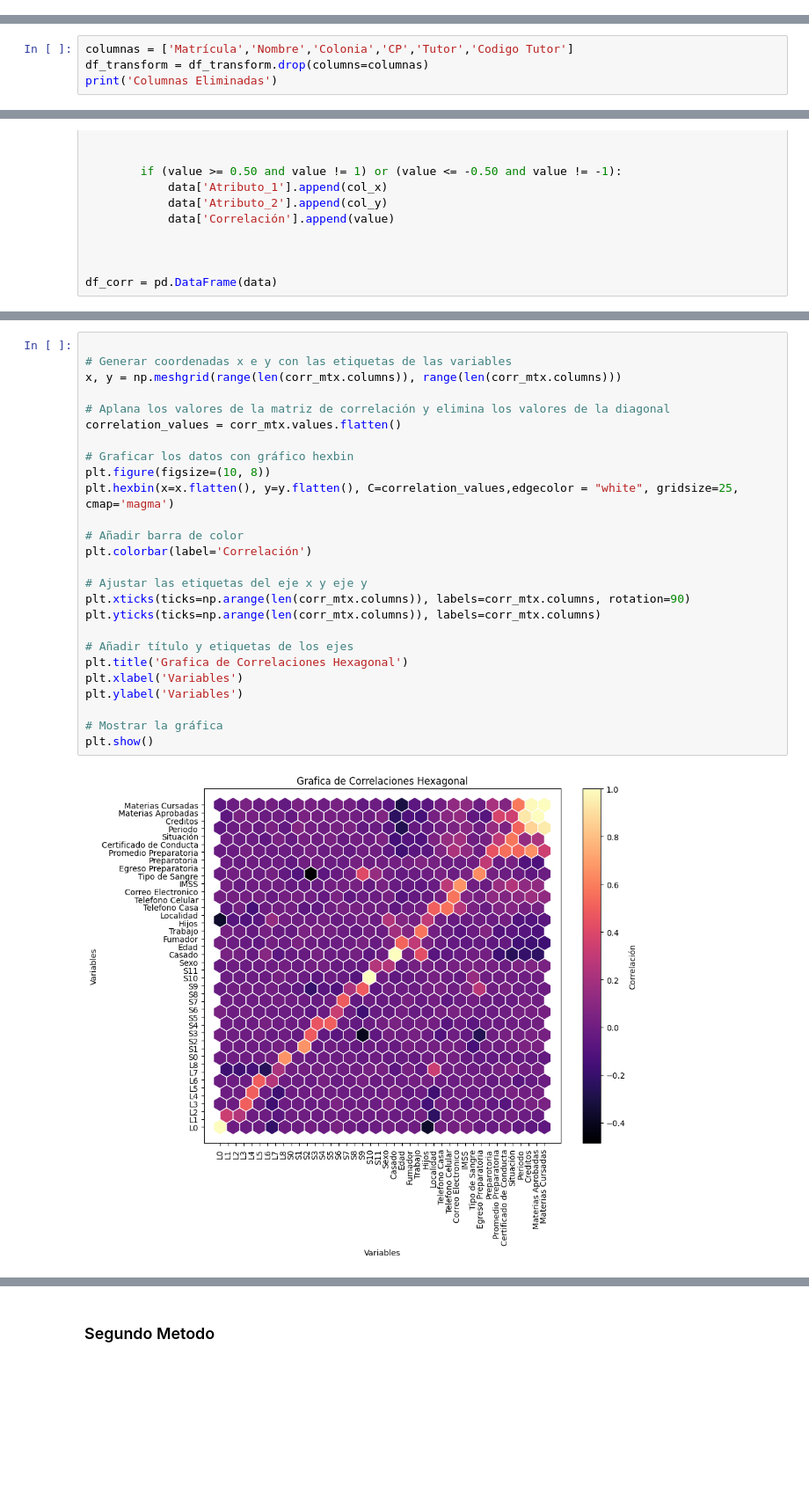
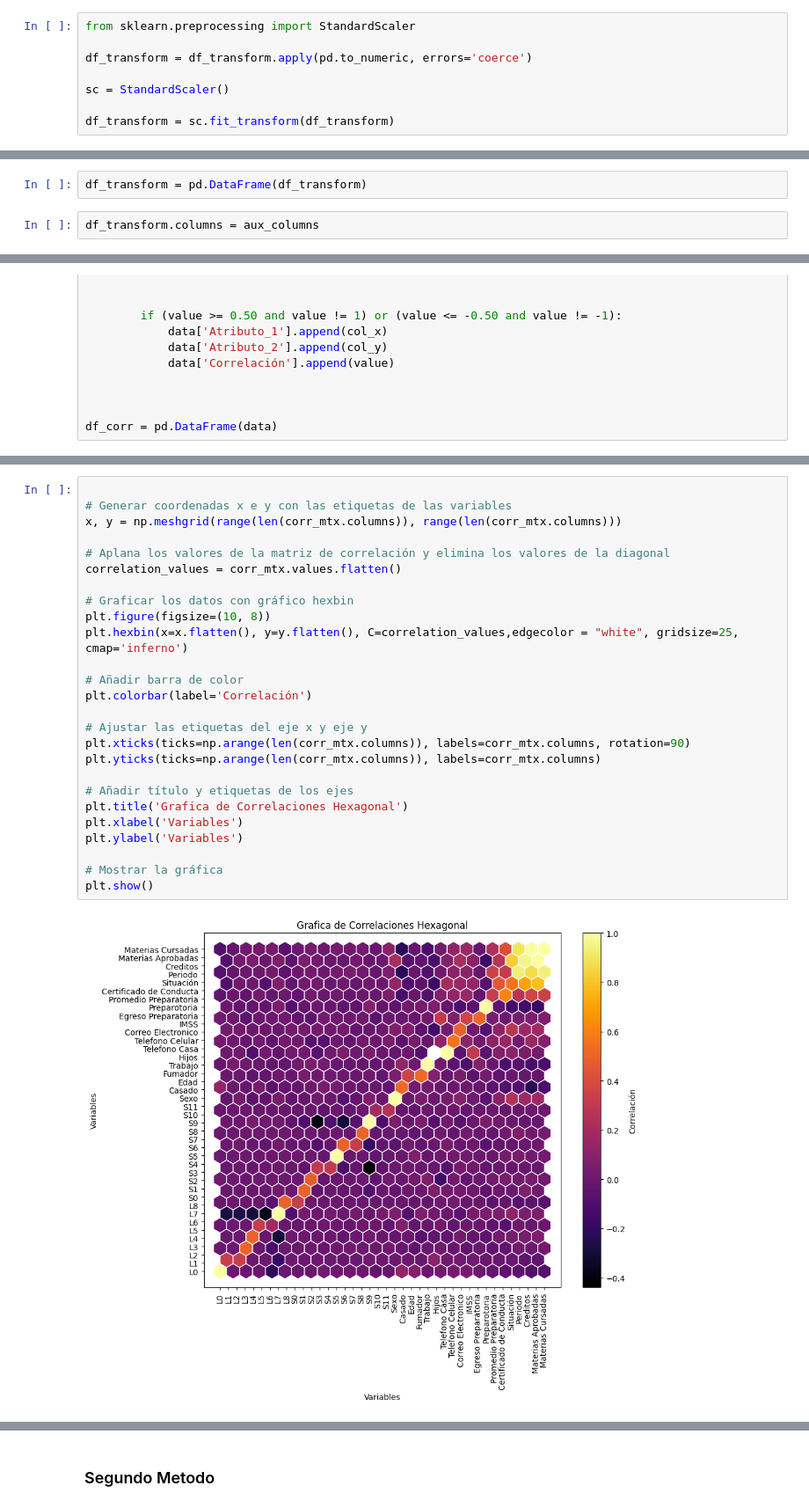
Before and after one commit to Gael2802OMG/Proyecto_Mena, a Jupyter notebook: Pre-processing.ipynb, the cells around one changed output, grey strips where cells are left out. Shown at 88% size. Saved outputs shown, nothing was run; the diff lists cells and outputs as text; blank space fills up the shorter version.

```diff
--- a/Pre-processing.ipynb
+++ b/Pre-processing.ipynb
@@ -445,2 +515,10 @@ df_transform.head()
+# %%
+from sklearn.preprocessing import StandardScaler
+
+df_transform = df_transform.apply(pd.to_numeric, errors='coerce')
+
+sc = StandardScaler()
+
+df_transform = sc.fit_transform(df_transform)
 # %% [markdown]
 #### DF Tansformada
@@ -458,4 +524,0 @@ df_transform.head()
-# %%
-columnas = ['Matrícula','Nombre','Colonia','CP','Tutor','Codigo Tutor']
-df_transform = df_transform.drop(columns=columnas)
-print('Columnas Eliminadas')
@@ -464,3 +525,7 @@ Columnas Eliminadas
+# %%
+df_transform = pd.DataFrame(df_transform)
+# %%
+df_transform.columns = aux_columns
 # %% [markdown]
 ### Resultado Después del pre-procesamiento de datos
 # %%
@@ -529,28 +602,28 @@ df_corr
 # %%
 
 # Generar coordenadas x e y con las etiquetas de las variables
 x, y = np.meshgrid(range(len(corr_mtx.columns)), range(len(corr_mtx.columns)))
 
 # Aplana los valores de la matriz de correlación y elimina los valores de la diagonal
 correlation_values = corr_mtx.values.flatten()
 
 # Graficar los datos con gráfico hexbin
 plt.figure(figsize=(10, 8))
-plt.hexbin(x=x.flatten(), y=y.flatten(), C=correlation_values,edgecolor = "white", gridsize=25, cmap='magma')
+plt.hexbin(x=x.flatten(), y=y.flatten(), C=correlation_values,edgecolor = "white", gridsize=25, cmap='inferno')
 
 # Añadir barra de color
 plt.colorbar(label='Correlación')
 
 # Ajustar las etiquetas del eje x y eje y
 plt.xticks(ticks=np.arange(len(corr_mtx.columns)), labels=corr_mtx.columns, rotation=90)
 plt.yticks(ticks=np.arange(len(corr_mtx.columns)), labels=corr_mtx.columns)
 
 # Añadir título y etiquetas de los ejes
 plt.title('Grafica de Correlaciones Hexagonal')
 plt.xlabel('Variables')
 plt.ylabel('Variables')
 
 # Mostrar la gráfica
 plt.show()
 # %% [output]
-[figure, old version]
+[figure, new version]
```
Also changed, not shown: parts of 70 cells of this notebook, 6 other files.
